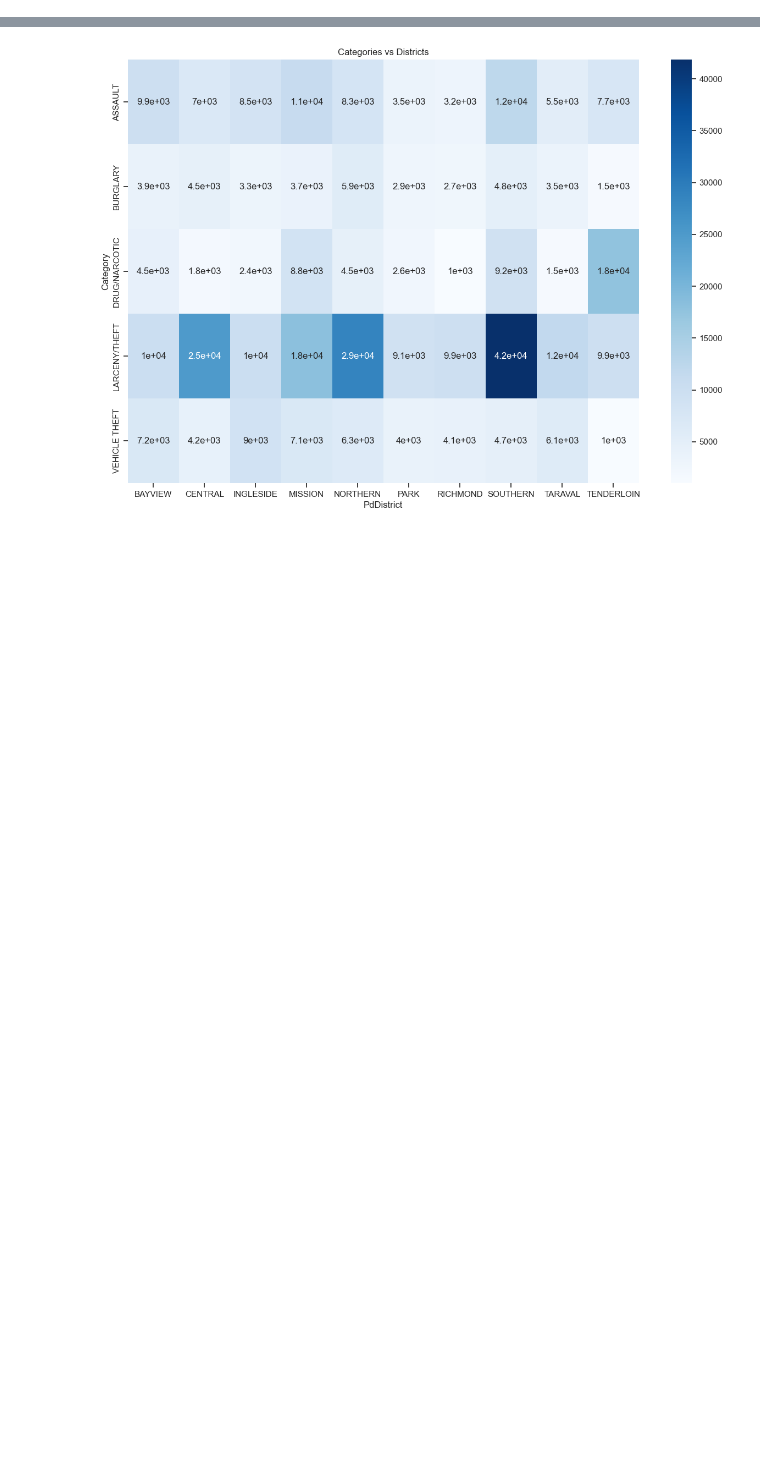
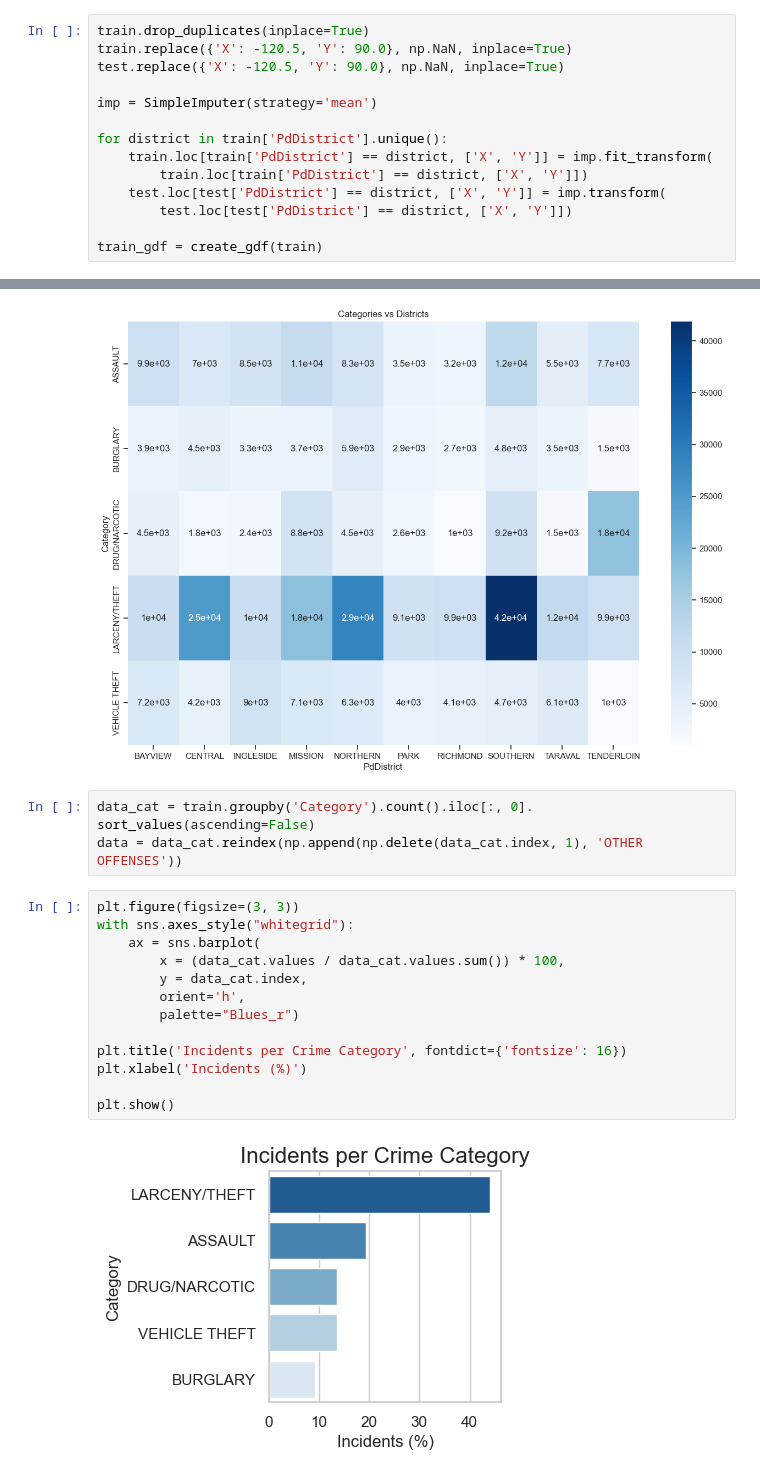
Before and after one commit to FelixSiegfriedRiedel/San-Francisco-Crime, a Jupyter notebook: crime.ipynb, the cells around one changed output, grey strips where cells are left out. Cells and saved outputs as stored; diff of their text form; blank space fills up the shorter version.

```diff
--- a/crime.ipynb
+++ b/crime.ipynb
@@ -83,3 +138,17 @@ dtype: object
+# %%
+train.drop_duplicates(inplace=True)
+train.replace({'X': -120.5, 'Y': 90.0}, np.NaN, inplace=True)
+test.replace({'X': -120.5, 'Y': 90.0}, np.NaN, inplace=True)
+
+imp = SimpleImputer(strategy='mean')
+
+for district in train['PdDistrict'].unique():
+    train.loc[train['PdDistrict'] == district, ['X', 'Y']] = imp.fit_transform(
+        train.loc[train['PdDistrict'] == district, ['X', 'Y']])
+    test.loc[test['PdDistrict'] == district, ['X', 'Y']] = imp.transform(
+        test.loc[test['PdDistrict'] == district, ['X', 'Y']])
+
+train_gdf = create_gdf(train)
 # %% [markdown]
 Hier kann man einige Datentypen konvertieren:
 
@@ -347,3 +409,21 @@ heatmap.set_title('Categories vs Districts')
 # %% [output]
 Text(0.5, 1.0, 'Categories vs Districts')
 [figure]
+# %%
+data_cat = train.groupby('Category').count().iloc[:, 0]. sort_values(ascending=False)
+data = data_cat.reindex(np.append(np.delete(data_cat.index, 1), 'OTHER OFFENSES'))
+# %%
+plt.figure(figsize=(3, 3))
+with sns.axes_style("whitegrid"):
+    ax = sns.barplot(
+        x = (data_cat.values / data_cat.values.sum()) * 100,
+        y = data_cat.index,
+        orient='h',
+        palette="Blues_r")
+
+plt.title('Incidents per Crime Category', fontdict={'fontsize': 16})
+plt.xlabel('Incidents (%)')
+
+plt.show()
+# %% [output]
+[figure, added]
```
Also changed, not shown: parts of 15 cells of this notebook.
